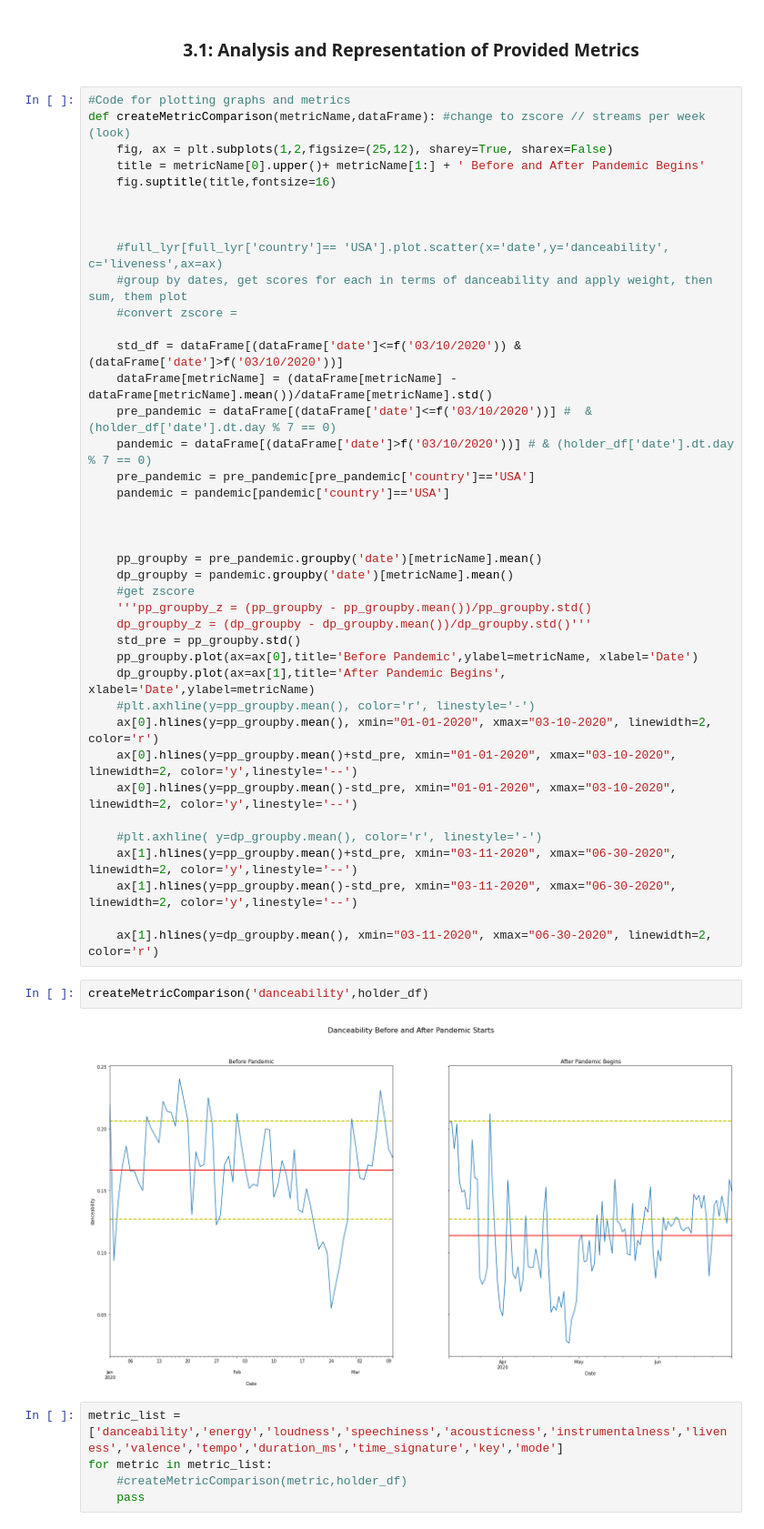
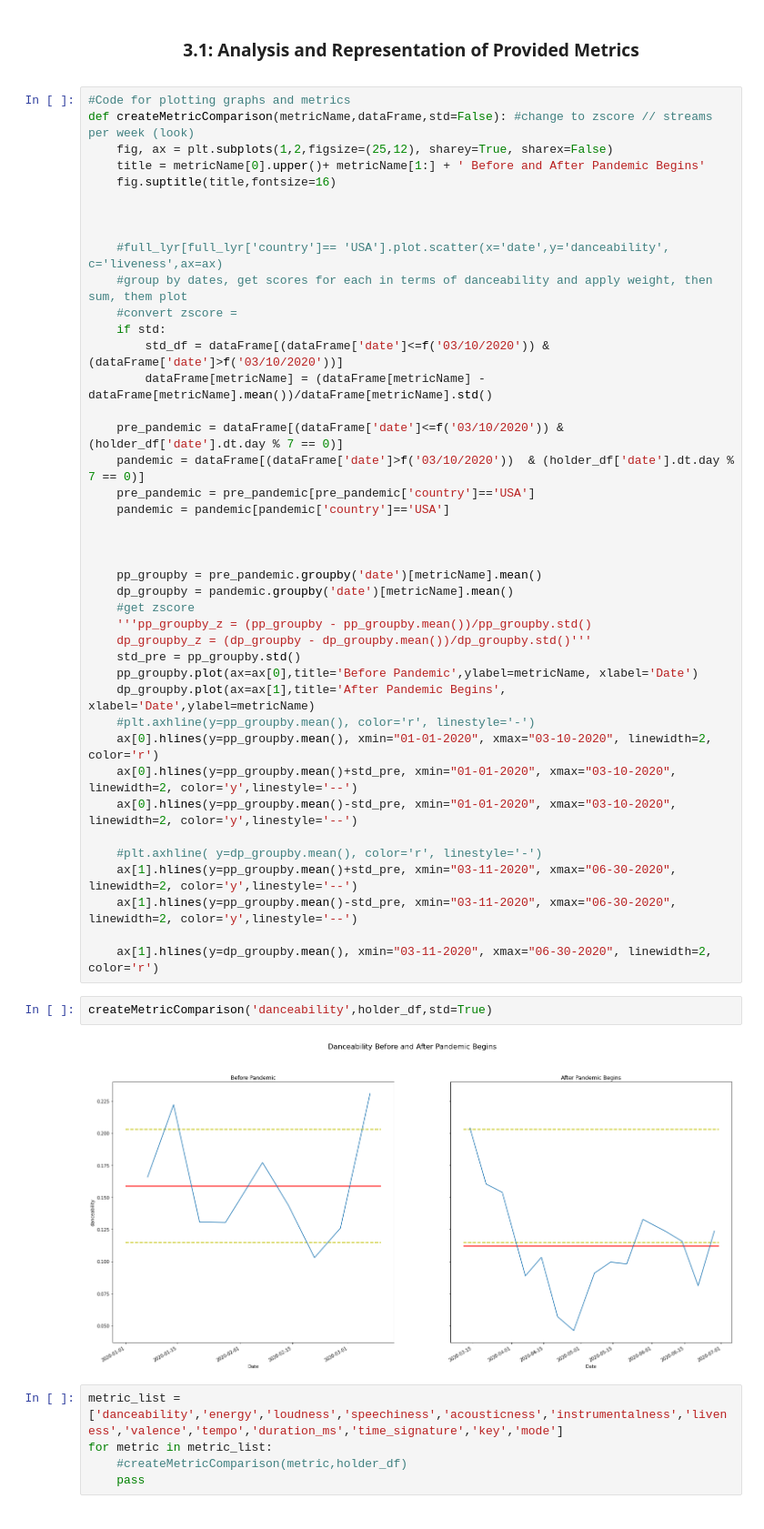
Before and after one commit to M-Sender/CS-Capstone, a Jupyter notebook: code/max.ipynb, the cells around one changed output. Shown at 91% size. Cells and saved outputs as stored; diff of their text form.

```diff
--- a/code/max.ipynb
+++ b/code/max.ipynb
@@ -153,7 +157,7 @@ We break down our data analysis into 3 parts:
 <center><h3>3.1: Analysis and Representation of Provided Metrics</h3></center>
 # %%
 #Code for plotting graphs and metrics
-def createMetricComparison(metricName,dataFrame): #change to zscore // streams per week (look)
+def createMetricComparison(metricName,dataFrame,std=False): #change to zscore // streams per week (look)
     fig, ax = plt.subplots(1,2,figsize=(25,12), sharey=True, sharex=False)
     title = metricName[0].upper()+ metricName[1:] + ' Before and After Pandemic Begins'
     fig.suptitle(title,fontsize=16)
@@ -163,11 +167,12 @@ def createMetricComparison(metricName,dataFrame): #change to zscore // streams p
     #full_lyr[full_lyr['country']== 'USA'].plot.scatter(x='date',y='danceability', c='liveness',ax=ax)
     #group by dates, get scores for each in terms of danceability and apply weight, then sum, them plot
     #convert zscore =
+    if std:
+        std_df = dataFrame[(dataFrame['date']<=f('03/10/2020')) & (dataFrame['date']>f('03/10/2020'))]
+        dataFrame[metricName] = (dataFrame[metricName] - dataFrame[metricName].mean())/dataFrame[metricName].std()
 
-    std_df = dataFrame[(dataFrame['date']<=f('03/10/2020')) & (dataFrame['date']>f('03/10/2020'))]
-    dataFrame[metricName] = (dataFrame[metricName] - dataFrame[metricName].mean())/dataFrame[metricName].std()
-    pre_pandemic = dataFrame[(dataFrame['date']<=f('03/10/2020'))] #  & (holder_df['date'].dt.day % 7 == 0)
-    pandemic = dataFrame[(dataFrame['date']>f('03/10/2020'))] # & (holder_df['date'].dt.day % 7 == 0)
+    pre_pandemic = dataFrame[(dataFrame['date']<=f('03/10/2020')) & (holder_df['date'].dt.day % 7 == 0)]
+    pandemic = dataFrame[(dataFrame['date']>f('03/10/2020'))  & (holder_df['date'].dt.day % 7 == 0)]
     pre_pandemic = pre_pandemic[pre_pandemic['country']=='USA']
     pandemic = pandemic[pandemic['country']=='USA']
 
@@ -192,9 +197,9 @@ def createMetricComparison(metricName,dataFrame): #change to zscore // streams p
 
     ax[1].hlines(y=dp_groupby.mean(), xmin="03-11-2020", xmax="06-30-2020", linewidth=2, color='r')
 # %%
-createMetricComparison('danceability',holder_df)
+createMetricComparison('danceability',holder_df,std=True)
 # %% [output]
-[figure, old version]
+[figure, new version]
 # %%
 metric_list = ['danceability','energy','loudness','speechiness','acousticness','instrumentalness','liveness','valence','tempo','duration_ms','time_signature','key','mode']
 for metric in metric_list:
```
Also changed, not shown: parts of 14 cells of this notebook, 3 other files.
